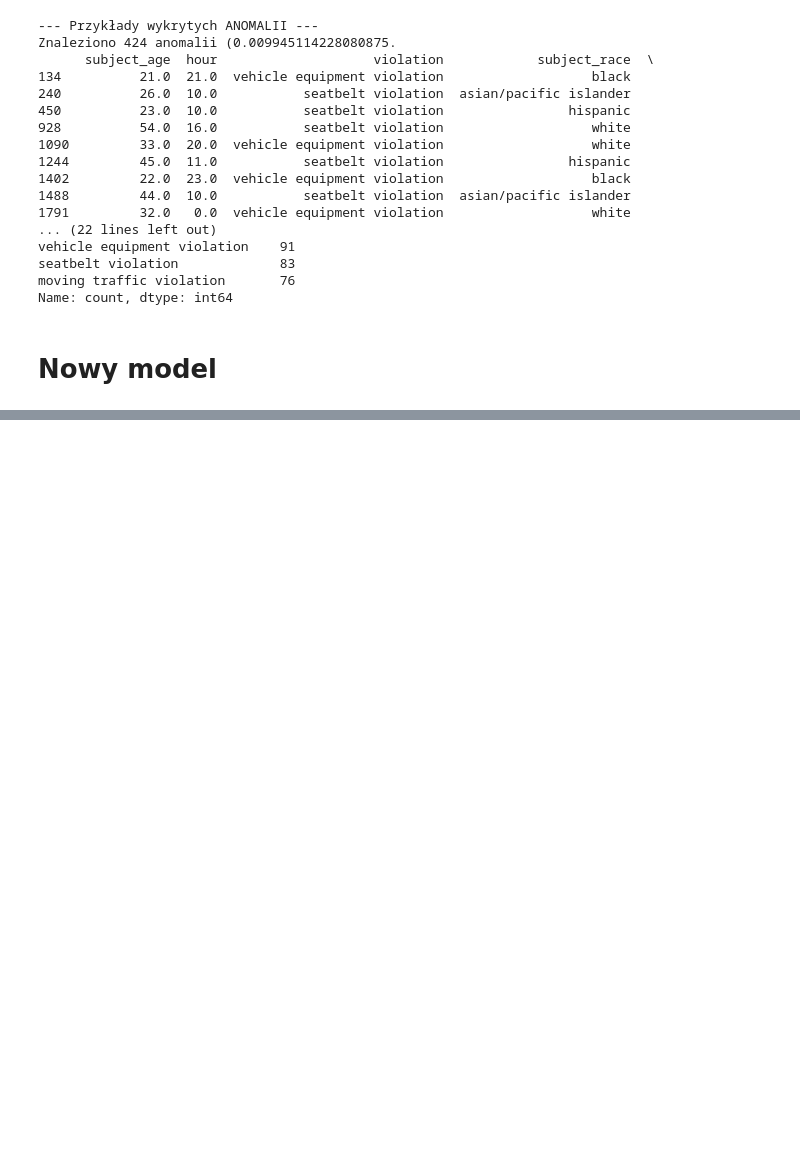
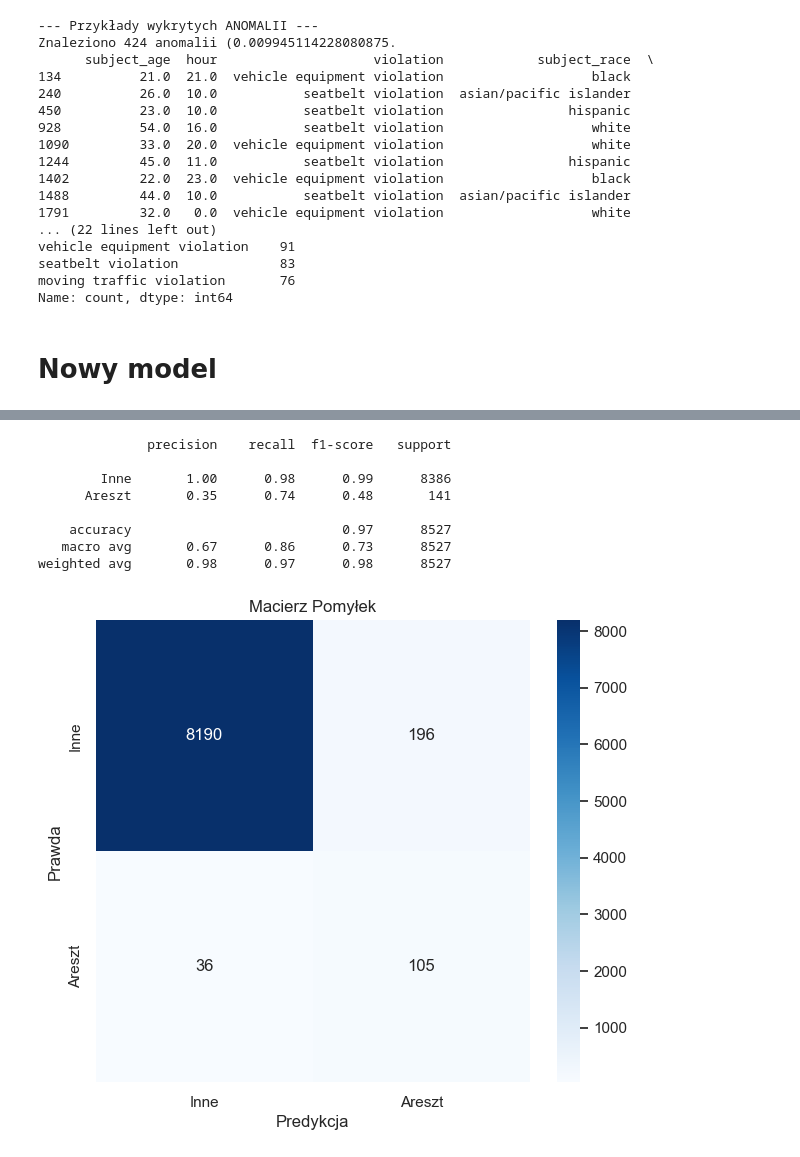
Before and after one commit to Morfinic/PWR_2_St.2_MAIED, a Jupyter notebook: main_notebook.ipynb, the cells around one changed output, grey strips where cells are left out. Saved outputs shown, nothing was run; the diff lists cells and outputs as text; code cells hidden in the pictures; blank space fills up the shorter version.

```diff
--- a/main_notebook.ipynb
+++ b/main_notebook.ipynb
@@ -421,0 +551,80 @@ weighted avg       0.75      0.64      0.67      8519
+# %%
+ratio = float(np.sum(y_train == 0)) / np.sum(y_train == 1)
+
+param_grid = {
+    'classifier__scale_pos_weight': [1.0, ratio, ratio * 1.5],
+    'classifier__n_estimators': [200, 300],
+    'classifier__max_depth': [4, 6],
+    'classifier__learning_rate': [0.05, 0.1],
+    'classifier__min_child_weight': [1, 3],
+    'classifier__eval_metric': ['mse', 'mae', 'auc'],
+}
+
+model = XGBClassifier(
+    objective='binary:logistic',
+    eval_metric='auc',
+    learning_rate=0.05,
+    max_depth=4,
+    min_child_weight=1,
+    n_estimators=200,
+    scale_pos_weight=5.0,
+    n_jobs=-1,
+    random_state=42
+)
+
+model_pipeline = ImbPipeline(steps=[
+    ("preprocessor", ColumnTransformer(transformers=[
+        ("num", numeric_transformer, numeric_features),
+        ("cat", categorical_transformer, categorical_features)
+    ])),
+    ("classifier", model)
+])
+
+# grid_search = GridSearchCV(
+#     model_pipeline,
+#     param_grid,
+#     cv=3,
+#     scoring='f1',
+#     n_jobs=1,
+#     verbose=2,
+# )
+# grid_search.fit(X_train, y_train)
+# best_model = grid_search.best_estimator_
+best_model = model_pipeline.fit(X, y)
+y_proba = best_model.predict_proba(X_test)[:, 1]
+
+
+TARGET_PRECISION = 0.75
+precisions, recalls, thresholds = precision_recall_curve(y_test, y_proba)
+optimal_idx = np.argmax(precisions >= TARGET_PRECISION)
+best_threshold = thresholds[optimal_idx]
+if precisions[optimal_idx] < TARGET_PRECISION:
+    fscore = (2 * precisions * recalls) / (precisions + recalls + 1e-10)
+    optimal_idx = np.argmax(fscore)
+    best_threshold = thresholds[optimal_idx]
+
+# y_pred = (y_proba >= best_threshold).astype(int)
+y_pred = best_model.predict(X_test)
+
+print(classification_report(y_test, y_pred, target_names=['Inne', 'Areszt']))
+
+cm = confusion_matrix(y_test, y_pred)
+
+plt.figure(figsize=(7, 6))
+sns.heatmap(cm, annot=True, fmt='d', cmap='Blues',
+            xticklabels=['Inne', 'Areszt'],
+            yticklabels=['Inne', 'Areszt'])
+plt.title(f'Macierz Pomyłek')
+plt.ylabel('Prawda')
+plt.xlabel('Predykcja')
+plt.show()
+# %% [output]
+              precision    recall  f1-score   support
+
+        Inne       1.00      0.98      0.99      8386
+      Areszt       0.35      0.74      0.48       141
+
+    accuracy                           0.97      8527
+   macro avg       0.67      0.86      0.73      8527
+weighted avg       0.98      0.97      0.98      8527
+[figure, added]
```
Also changed, not shown: parts of 10 cells of this notebook, 1 other file.
